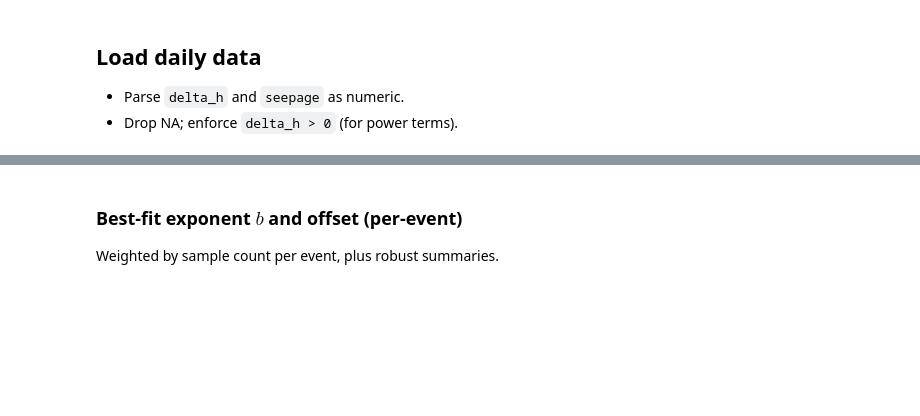
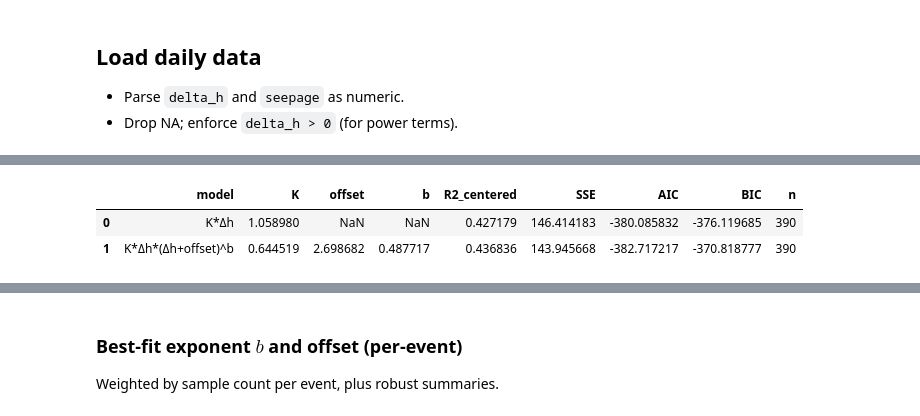
Before and after one commit to octavia-crompton/russian-river-seepage, a Jupyter notebook: notebooks/Seepage_vs_DeltaH_model_fits.ipynb, the cells around one changed output, grey strips where cells are left out. Cells and saved outputs as stored; diff of their text form; code cells hidden in the pictures; blank space fills up the shorter version.

```diff
--- a/notebooks/Seepage_vs_DeltaH_model_fits.ipynb
+++ b/notebooks/Seepage_vs_DeltaH_model_fits.ipynb
@@ -207,0 +317,6 @@ print(f"ΔBIC (pooled) = {dBIC_pooled:.3f}")
+# %%
+pooled.head()
+# %% [output]
+|  | model | K | offset | b | R2_centered | SSE | AIC | BIC | n |
+| 0 | K*Δh | 1.058980 | NaN | NaN | 0.427179 | 146.414183 | -380.085832 | -376.119685 | 390 |
+| 1 | K*Δh*(Δh+offset)^b | 0.644519 | 2.698682 | 0.487717 | 0.436836 | 143.945668 | -382.717217 | -370.818777 | 390 |
```
Also changed, not shown: parts of 24 cells of this notebook, 17 other files.
